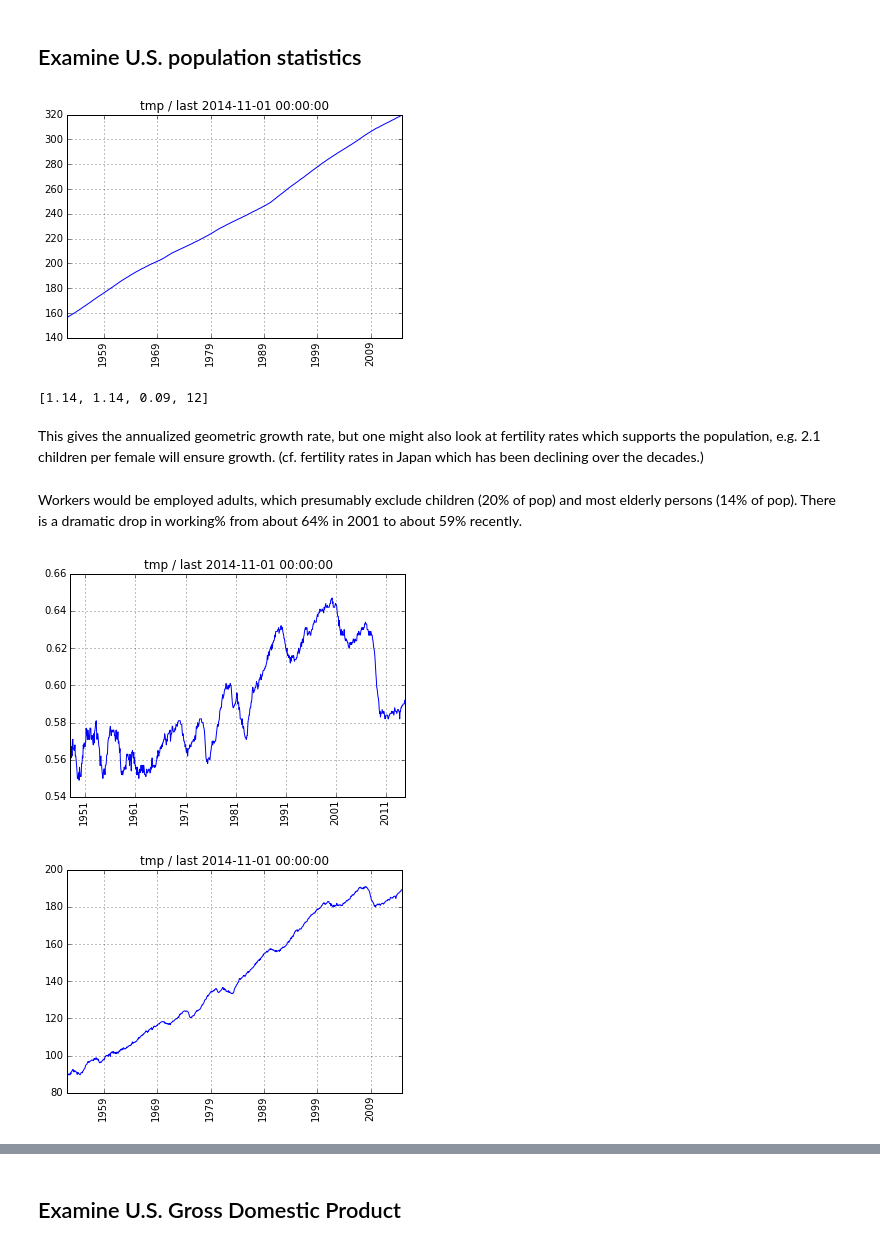
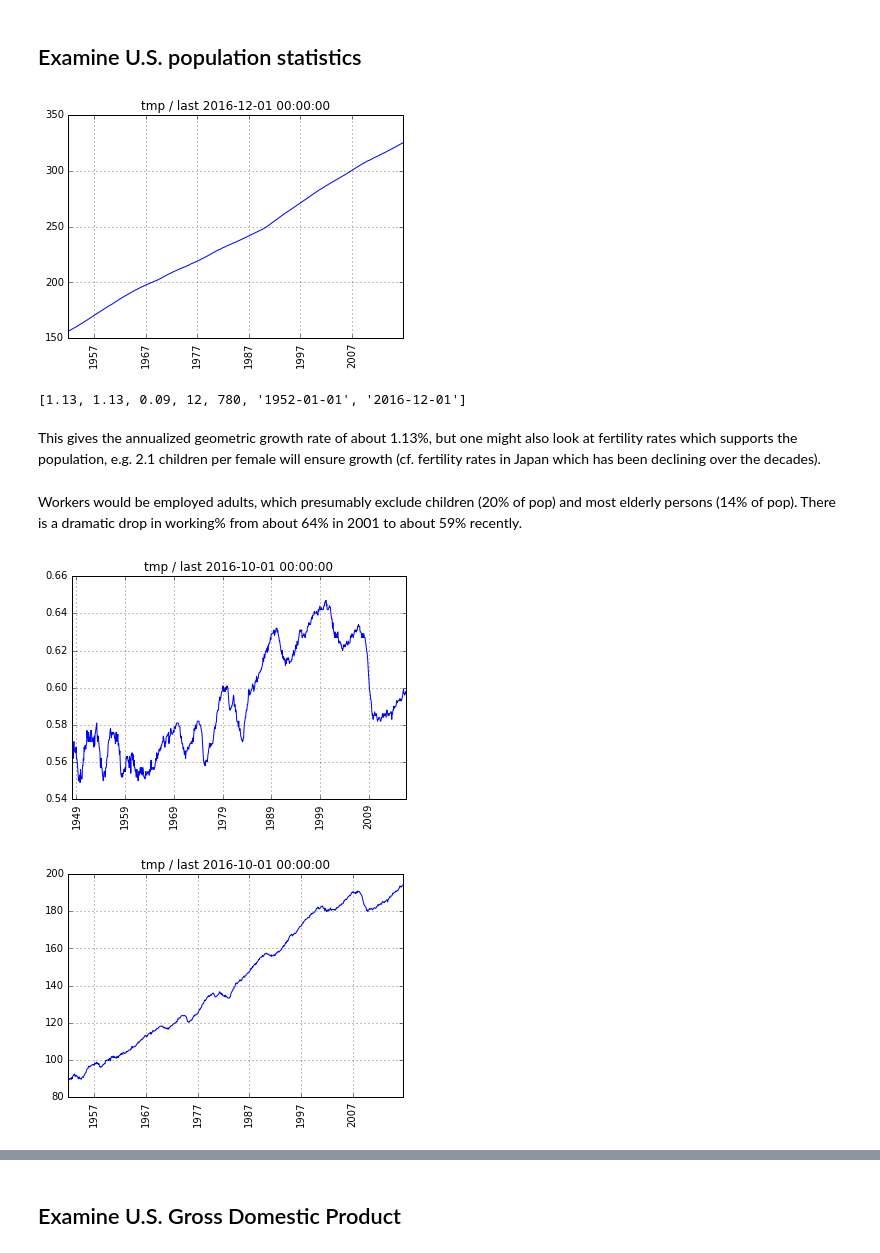
Before and after one commit to rsvp/fecon235, a Jupyter notebook: nb/fred-gdp-wage.ipynb, the cells around one changed output, grey strips where cells are left out. Cells and saved outputs as stored; diff of their text form; code cells hidden in the pictures.

```diff
--- a/nb/fred-gdp-wage.ipynb
+++ b/nb/fred-gdp-wage.ipynb
@@ -72,16 +99,19 @@ from yi_timeseries import *
 ## Examine U.S. population statistics
 # %%
 #  Total US population in millions, released monthly:
-pop = getfred( m4pop )/1000.0
+pop = get( m4pop ) / 1000.0
 # %%
-plotfred( pop )
+plot( pop )
 # %% [output]
-[figure, old version]
+[figure, new version]
 # %%
 georet( pop, 12 )
 # %% [output]
-[1.14, 1.14, 0.09, 12]
+[1.13, 1.13, 0.09, 12, 780, '1952-01-01', '2016-12-01']
 # %% [markdown]
-This gives the annualized geometric growth rate, but one might also look at fertility rates which supports the population, e.g. 2.1 children per female will ensure growth. (cf. fertility rates in Japan which has been declining over the decades.)
+This gives the annualized geometric growth rate of about 1.13%,
+but one might also look at fertility rates which supports the population,
+e.g. 2.1 children per female will ensure growth
+(cf. fertility rates in Japan which has been declining over the decades).
 # %%
 #  Fraction of population which works:
@@ -89,14 +119,17 @@ emppop = getfred( m4emppop )/100.0
 # %% [markdown]
-Workers would be employed adults, which presumably exclude children (20% of pop) and most elderly persons (14% of pop). There is a dramatic drop in working% from about 64% in 2001 to about 59% recently.
+Workers would be employed adults, which presumably exclude children
+(20% of pop) and most elderly persons (14% of pop).
+There is a dramatic drop in working% from about 64% in 2001
+to about 59% recently.
 # %%
-plotfred( emppop )
+plot( emppop )
 # %% [output]
-[figure, old version]
+[figure, new version]
 # %%
 #  Total US workers in millions:
 workers = todf( pop * emppop )
 # %%
-plotfred( workers )
+plot( workers )
 # %% [output]
-[figure, old version]
+[figure, new version]
 # %%
```
Also changed, not shown: parts of 76 cells of this notebook.
